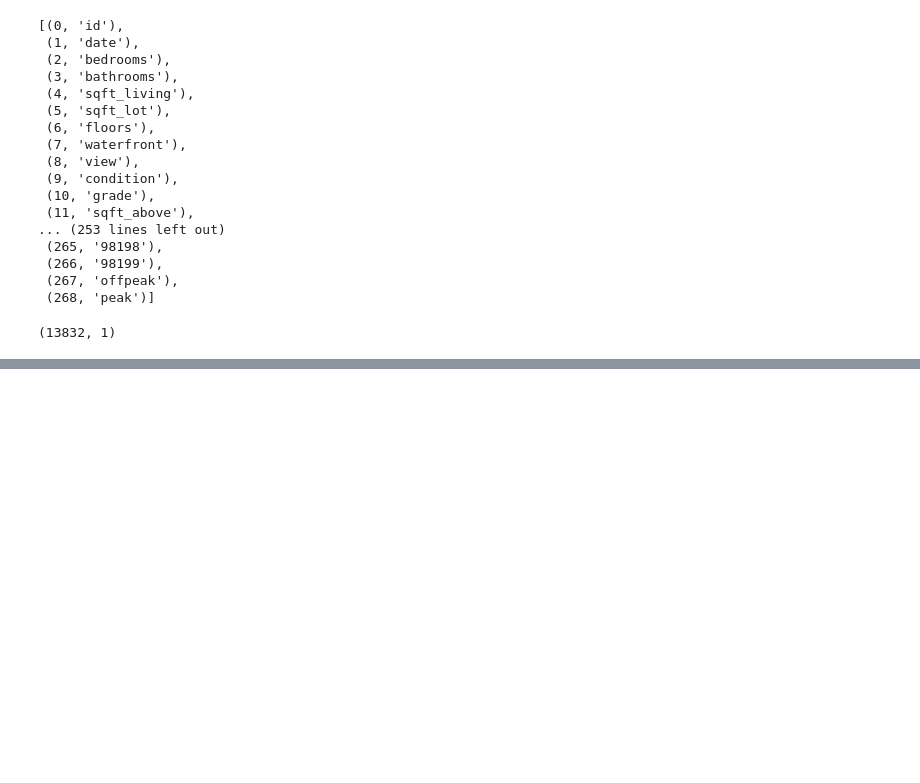
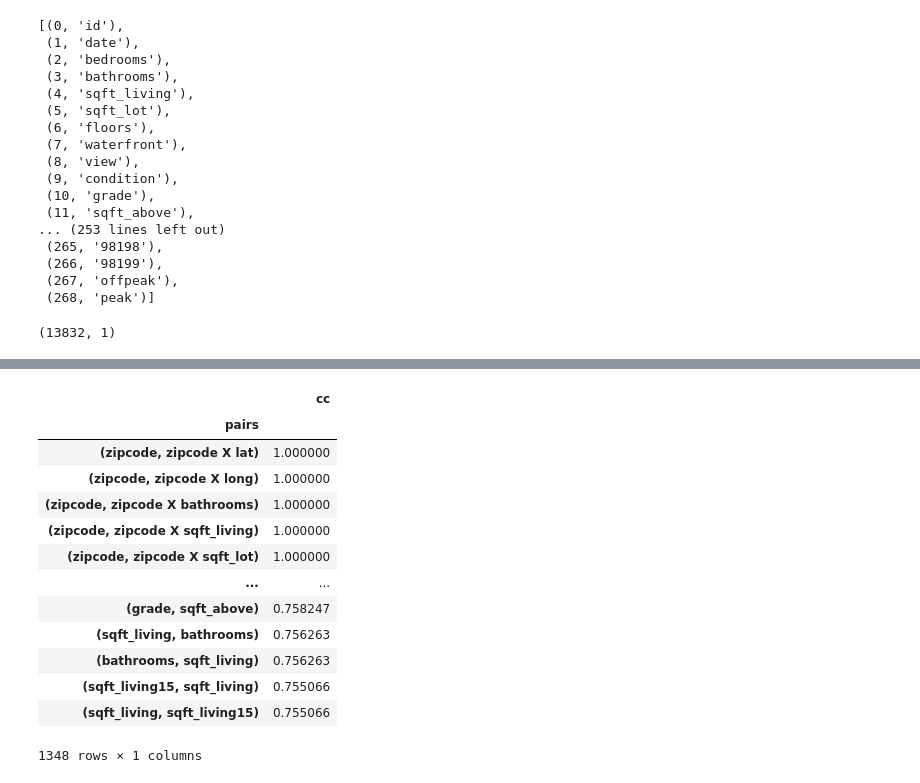
Before and after one commit to SlimHintz/King-County-Housing, a Jupyter notebook: featureNormalization/Interactions.ipynb, the cells around one changed output, grey strips where cells are left out. Saved outputs shown, nothing was run; the diff lists cells and outputs as text; code cells hidden in the pictures; blank space fills up the shorter version.

```diff
--- a/featureNormalization/Interactions.ipynb
+++ b/featureNormalization/Interactions.ipynb
@@ -165,0 +211,25 @@ array([0.75221978, 0.76855419, 0.87851783, 0.83193598, 0.86868051,
+# %%
+def multicolinear_features(data):
+    df=data.corr().abs().stack().reset_index().sort_values(0, ascending=False)
+    df['pairs'] = list(zip(df.level_0, df.level_1))
+    df.set_index(['pairs'], inplace = True)
+    df.drop(columns=['level_1', 'level_0'], inplace = True)
+    df.columns = ['cc']
+    return df[(df.cc>.75) & (df.cc <1)]
+# %%
+multicolinear_features(X)
+# %% [output]
+|  | cc |
+| pairs |  |
+| (zipcode, zipcode X lat) | 1.000000 |
+| (zipcode, zipcode X long) | 1.000000 |
+| (zipcode, zipcode X bathrooms) | 1.000000 |
+| (zipcode, zipcode X sqft_living) | 1.000000 |
+| (zipcode, zipcode X sqft_lot) | 1.000000 |
+| ... | ... |
+| (grade, sqft_above) | 0.758247 |
+| (sqft_living, bathrooms) | 0.756263 |
+| (bathrooms, sqft_living) | 0.756263 |
+| (sqft_living15, sqft_living) | 0.755066 |
+| (sqft_living, sqft_living15) | 0.755066 |
+1348 rows × 1 columns
```
Also changed, not shown: parts of 15 cells of this notebook, 1 other file.
